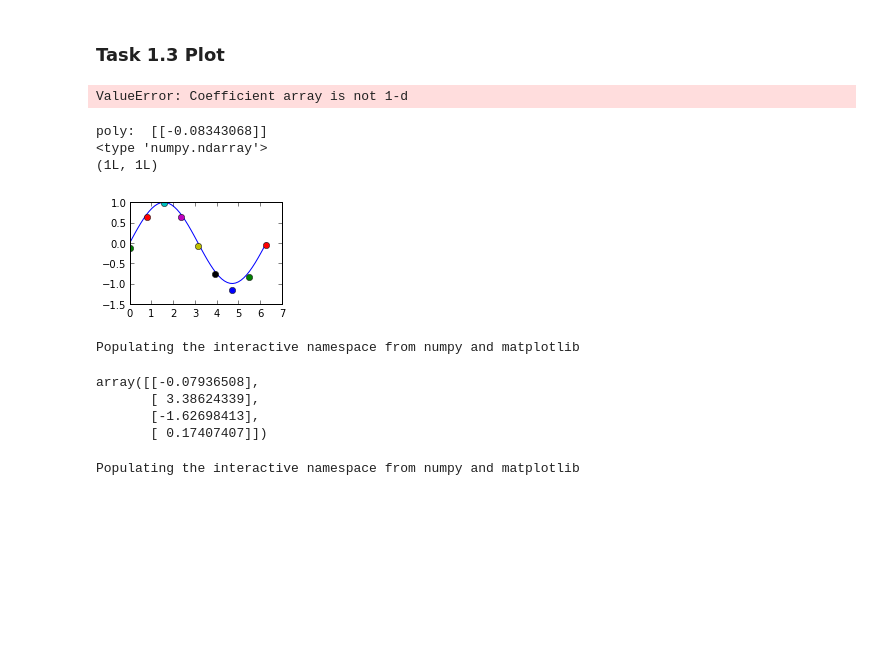
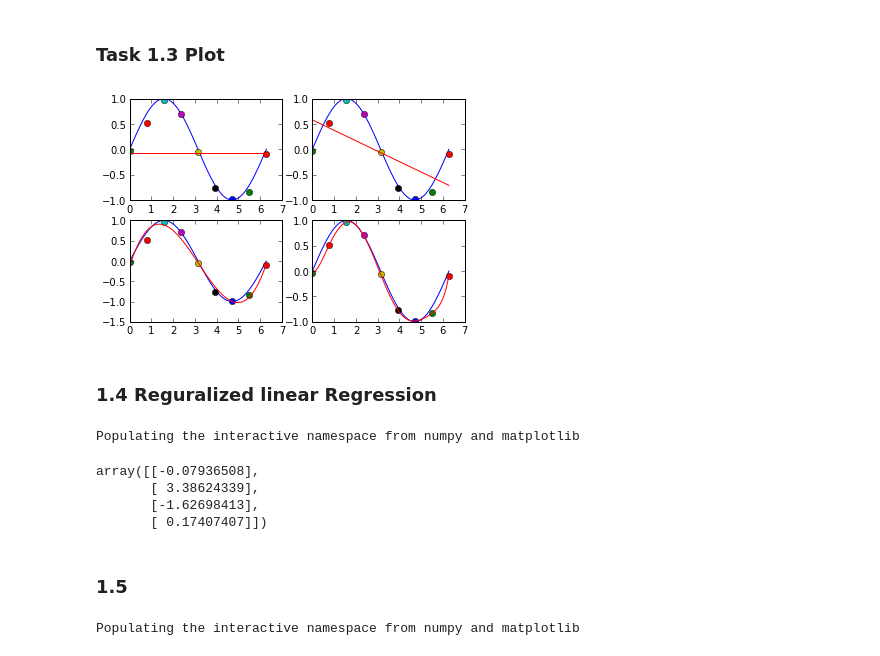
Before and after one commit to jaivalis/MLPR-Labs, a Jupyter notebook: Lab1Solutions.ipynb, the cells around one changed output. Drawn from its saved outputs; the diff is of its cells as text; code cells hidden in the pictures; blank space fills up the shorter version.

```diff
--- a/Lab1Solutions.ipynb
+++ b/Lab1Solutions.ipynb
@@ -92,42 +92,33 @@ def generateSampleDataSet(N):
     retx = []
     rety = []
     for i in x:
         retx.append(i)
         rety.append(np.sin(i) + np.random.normal(-0.1, 0.1))
     retx = np.array([retx])
     rety = np.array([rety])
     return np.concatenate((retx, rety), axis = 0)
 
 def fit_polynominals() :
     x = np.linspace(0,2 * np.pi)
     pol = []
     M = [0, 1, 3, 8]
     sampleData = generateSampleDataSet(9)
     sampleX = sampleData[0]
     sampleY = sampleData[1]
 
     fig = plt.figure()
     subplot = 1
     for m in M:
         fig.add_subplot(2,2,subplot)
         plt.plot(x, np.sin(x))
         for i in range (0, np.size(sampleX)):
             plt.plot(sampleX[i], sampleY[i], 'o')
         poly = fit_polynomial(sampleX, sampleY, m)
-        print "poly: ", poly.reshape(1,poly.shape[0])
-
-        print type(poly.reshape(1,poly.shape[0]))
-        print shape(poly.reshape(1,poly.shape[0]))
-        pol = np.polynomial.Polynomial(poly.reshape(1,poly.shape[0]))
-        print "pol: ", pol
-        #plt.plot(x, pol(x), 'r')
+        pol = np.polynomial.Polynomial(poly.reshape(1,poly.shape[0])[0])
+        plt.plot(x, pol(x), 'r')
         subplot = subplot + 1
     plt.show()
 
 fit_polynominals()
 # %% [output]
-ValueError: Coefficient array is not 1-d
-poly:  [[-0.08343068]]
-<type 'numpy.ndarray'>
-(1L, 1L)
-[figure, old version]
+[figure, new version]
@@ -137,3 +125,5 @@ poly:  [[-0.08343068]]
+# %% [markdown]
+### 1.4 Reguralized linear Regression
 # %%
 %pylab inline
 import numpy as np
@@ -179,6 +169,8 @@ array([[-0.07936508],
        [ 3.38624339],
        [-1.62698413],
        [ 0.17407407]])
+# %% [markdown]
+### 1.5
 # %%
 %pylab inline
 import numpy as np
```
Also changed, not shown: parts of 1 cell of this notebook.
